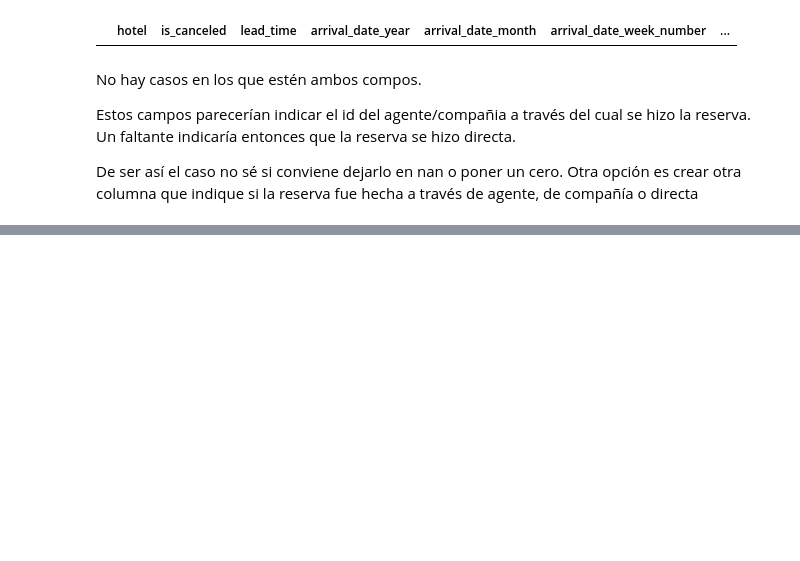
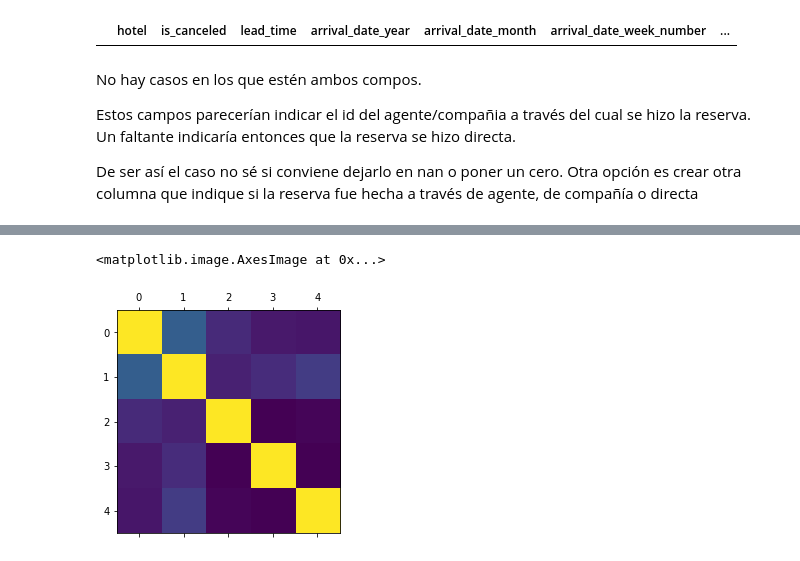
Before and after one commit to Bati-bot/TPAA, a Jupyter notebook: analisis_reservas.ipynb, the cells around one changed output, grey strips where cells are left out. Drawn from its saved outputs; the diff is of its cells as text; code cells hidden in the pictures; blank space fills up the shorter version.

```diff
--- a/analisis_reservas.ipynb
+++ b/analisis_reservas.ipynb
@@ -474,0 +512,7 @@ De ser así el caso no sé si conviene dejarlo en nan o poner un cero. Otra opci
+# %%
+# Visto graficamente las 4 mas correlacionadas
+plt.matshow(hotel_bookings.loc[:,["is_canceled","lead_time","previous_cancellations","adults","days_in_waiting_list"]]
+            .corr(method="pearson"))
+# %% [output]
+<matplotlib.image.AxesImage at 0x...>
+[figure, added]
```
Also changed, not shown: parts of 9 cells of this notebook.
